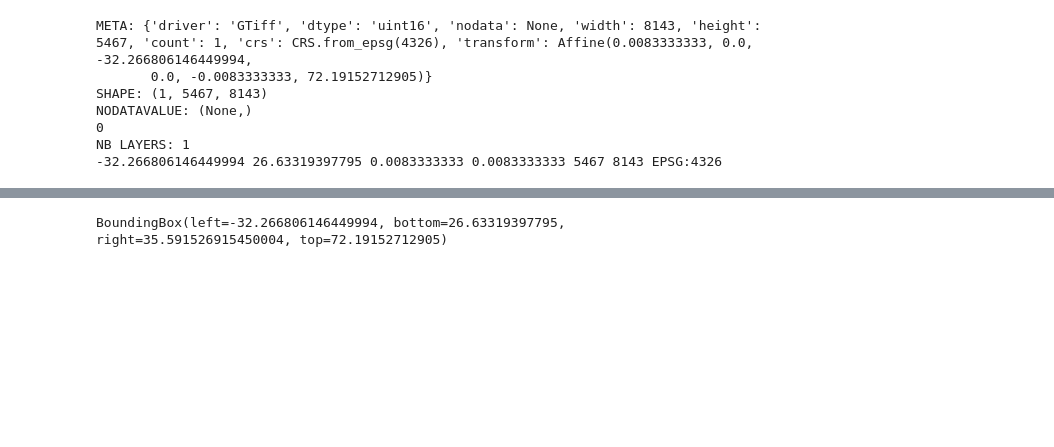
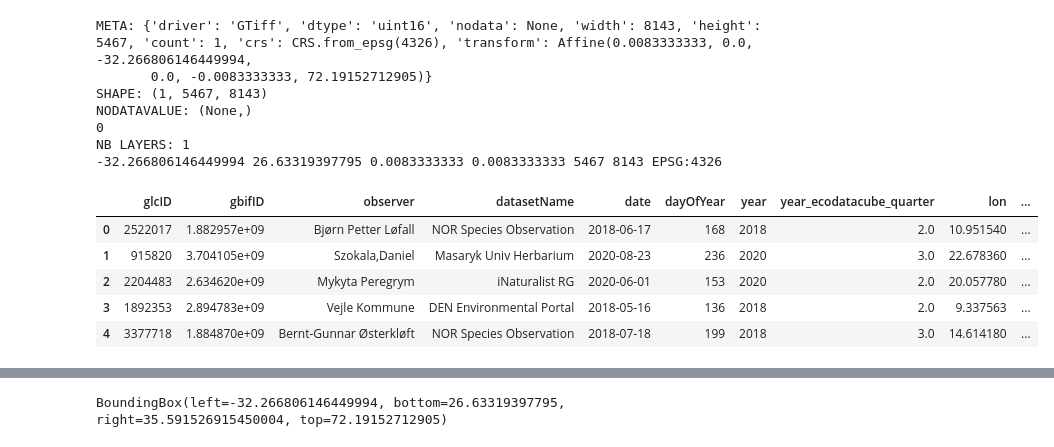
Before and after one commit to ninavantiel/multi_scale_SDMs, a Jupyter notebook: test.ipynb, the cells around one changed output, grey strips where cells are left out. Drawn from its saved outputs; the diff is of its cells as text; code cells hidden in the pictures; blank space fills up the shorter version.

```diff
--- a/test.ipynb
+++ b/test.ipynb
@@ -76,3 +255,20 @@ NODATAVALUE: (None,)
 0
 NB LAYERS: 1
 -32.266806146449994 26.63319397795 0.0083333333 0.0083333333 5467 8143 EPSG:4326
+# %%
+#PatchesDataset
+occurrences = Path(data_path+'Presence_only_occurrences/Presences_only_train_sample.csv')
+transform = None
+target_transform = None
+id_name="glcID"
+label_name="speciesId"
+item_columns=['lat', 'lon', 'patchID']
+df = pd.read_csv(occurrences, sep=";", header='infer', low_memory=False)
+df.head()
+# %% [output]
+|  | glcID | gbifID | observer | datasetName | date | dayOfYear | year | year_ecodatacube_quarter | lon | ... |
+| 0 | 2522017 | 1.882957e+09 | Bjørn Petter Løfall | NOR Species Observation | 2018-06-17 | 168 | 2018 | 2.0 | 10.951540 | ... |
+| 1 | 915820 | 3.704105e+09 | Szokala,Daniel | Masaryk Univ Herbarium | 2020-08-23 | 236 | 2020 | 3.0 | 22.678360 | ... |
+| 2 | 2204483 | 2.634620e+09 | Mykyta Peregrym | iNaturalist RG | 2020-06-01 | 153 | 2020 | 2.0 | 20.057780 | ... |
+| 3 | 1892353 | 2.894783e+09 | Vejle Kommune | DEN Environmental Portal | 2018-05-16 | 136 | 2018 | 2.0 | 9.337563 | ... |
+| 4 | 3377718 | 1.884870e+09 | Bernt-Gunnar Østerkløft | NOR Species Observation | 2018-07-18 | 199 | 2018 | 3.0 | 14.614180 | ... |
```
Also changed, not shown: parts of 51 cells of this notebook, 5 other files.
